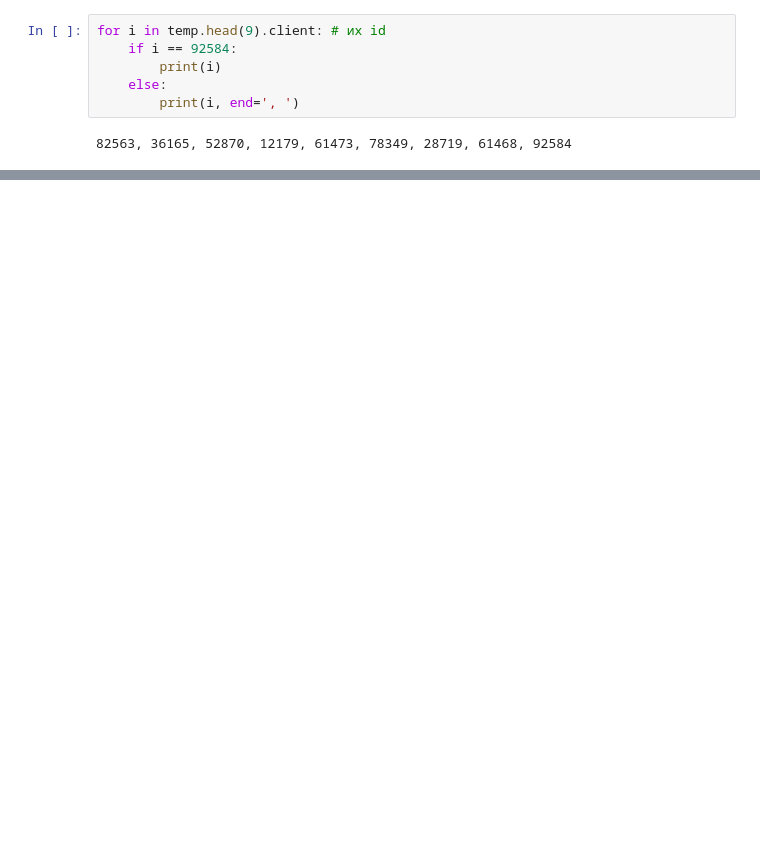
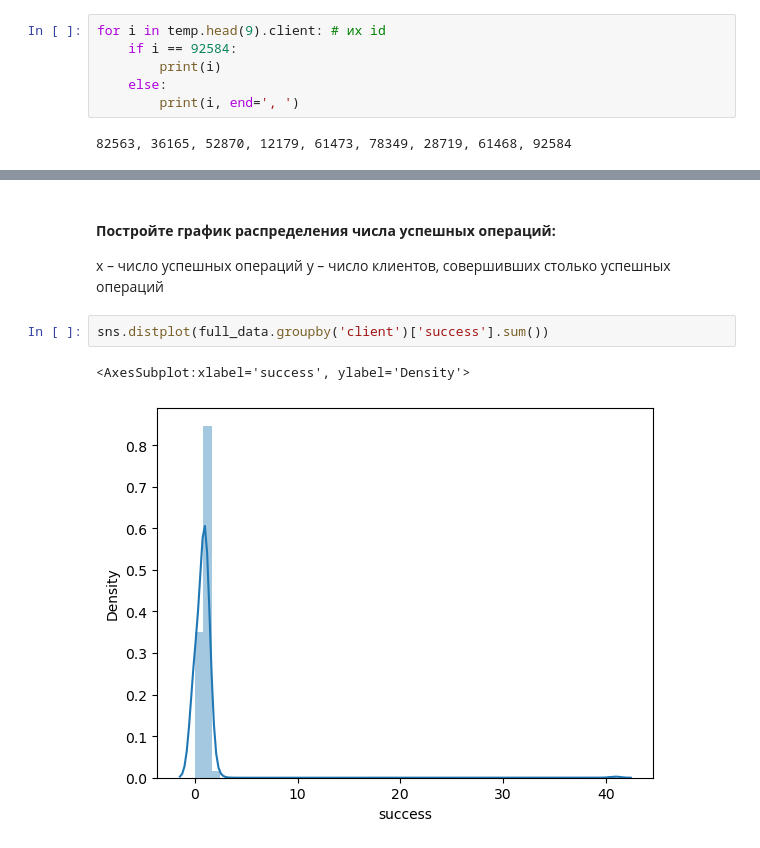
Before and after one commit to Osgil/Mini_project, a Jupyter notebook: simple_pd.ipynb, the cells around one changed output, grey strips where cells are left out. Cells and saved outputs as stored; diff of their text form; blank space fills up the shorter version.

```diff
--- a/simple_pd.ipynb
+++ b/simple_pd.ipynb
@@ -181,0 +239,10 @@ for i in temp.head(9).client: # их id
+# %% [markdown]
+#### __Постройте график распределения числа успешных операций:__
+
+x – число успешных операций
+y – число клиентов, совершивших столько успешных операций
+# %%
+sns.distplot(full_data.groupby('client')['success'].sum())
+# %% [output]
+<AxesSubplot:xlabel='success', ylabel='Density'>
+[figure, added]
```
Also changed, not shown: parts of 26 cells of this notebook.
